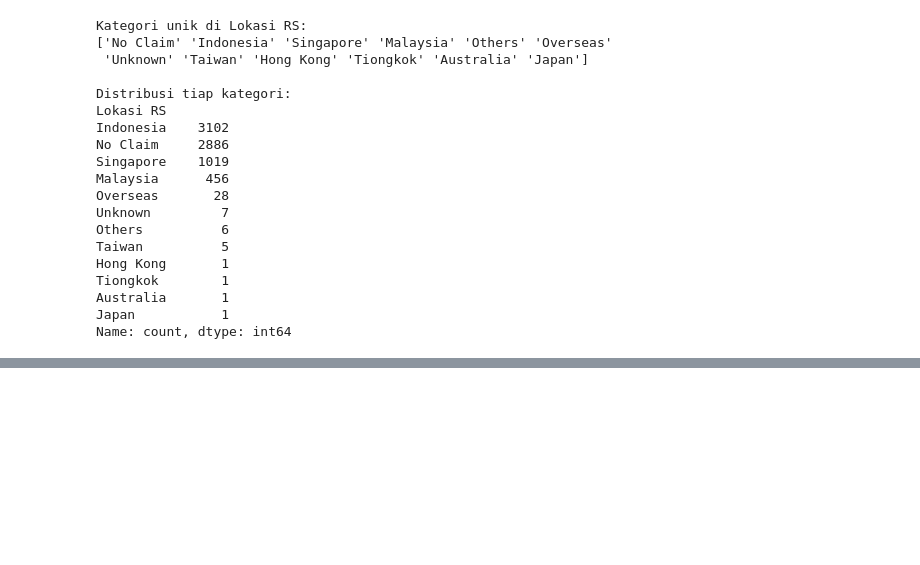
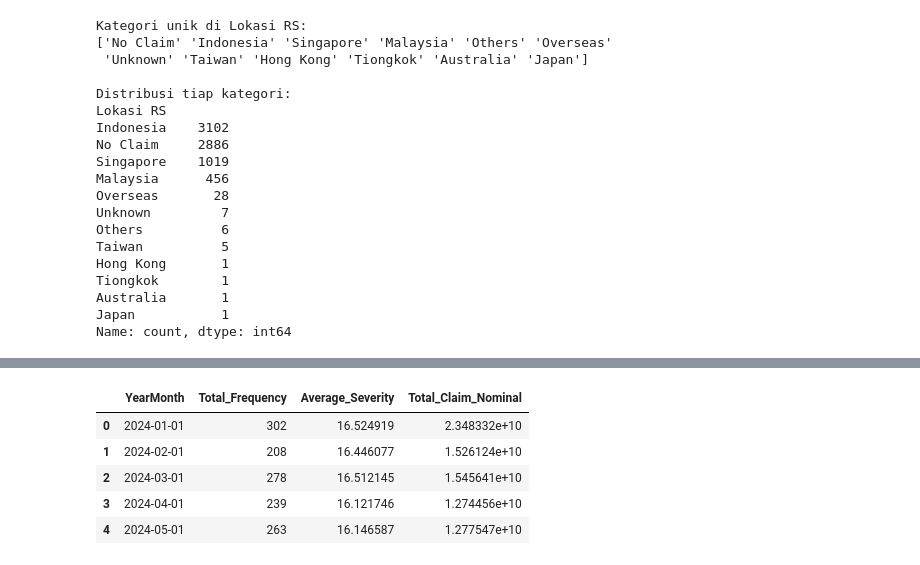
Before and after one commit to ababilkhoerulimam/insurance-claim-forecasting-mcfitb26, a Jupyter notebook: MCFITB26.ipynb, the cells around one changed output, grey strips where cells are left out. Saved outputs shown, nothing was run; the diff lists cells and outputs as text; code cells hidden in the pictures; blank space fills up the shorter version.

```diff
--- a/MCFITB26.ipynb
+++ b/MCFITB26.ipynb
@@ -447,0 +559,25 @@ list(df_final.columns)
+# %%
+# Pastikan kolom tanggal sudah dalam format datetime
+df_final['Tanggal Pasien Masuk RS'] = pd.to_datetime(df_final['Tanggal Pasien Masuk RS'])
+
+# Buat kolom Year-Month
+df_final['YearMonth'] = df_final['Tanggal Pasien Masuk RS'].dt.to_period('M')
+
+# Agregasi data bulanan
+df_monthly = df_final.groupby('YearMonth').agg(
+    Total_Frequency=('is_claim', 'sum'),
+    Average_Severity=('log_nominal_biaya', lambda x: x[x > 0].mean()),
+    Total_Claim_Nominal=('Nominal Biaya RS Yang Terjadi', 'sum')
+).reset_index()
+
+# Ubah kembali YearMonth ke format datetime agar bisa diplot
+df_monthly['YearMonth'] = df_monthly['YearMonth'].dt.to_timestamp()
+
+display(df_monthly.head())
+# %% [output]
+|  | YearMonth | Total_Frequency | Average_Severity | Total_Claim_Nominal |
+| 0 | 2024-01-01 | 302 | 16.524919 | 2.348332e+10 |
+| 1 | 2024-02-01 | 208 | 16.446077 | 1.526124e+10 |
+| 2 | 2024-03-01 | 278 | 16.512145 | 1.545641e+10 |
+| 3 | 2024-04-01 | 239 | 16.121746 | 1.274456e+10 |
+| 4 | 2024-05-01 | 263 | 16.146587 | 1.277547e+10 |
```
Also changed, not shown: parts of 7 cells of this notebook.
